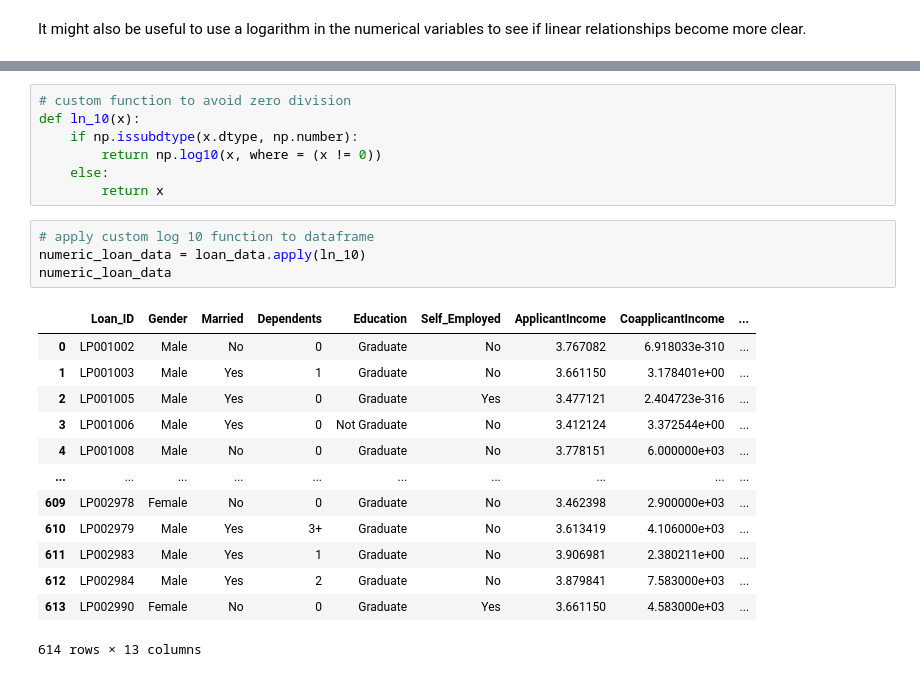
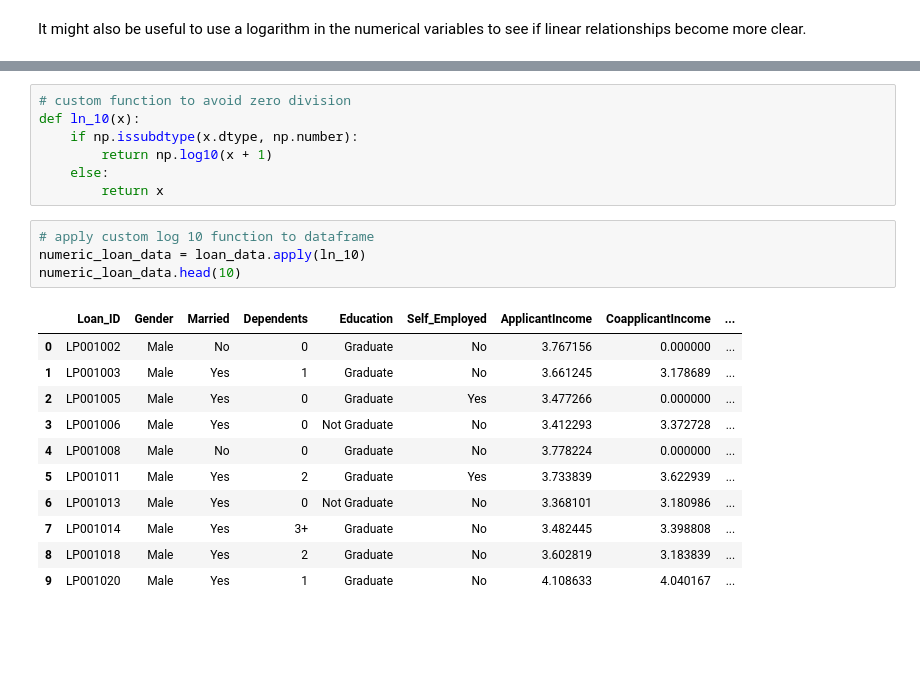
Before and after one commit to crosstrack10/data-science-projects, a Jupyter notebook: loan_data_exploratory_analysis.ipynb, the cells around one changed output, grey strips where cells are left out. Saved outputs shown, nothing was run; the diff lists cells and outputs as text; blank space fills up the shorter version.

```diff
--- a/loan_data_exploratory_analysis.ipynb
+++ b/loan_data_exploratory_analysis.ipynb
@@ -145,24 +168,22 @@ dtype: object
 # custom function to avoid zero division
 def ln_10(x):
     if np.issubdtype(x.dtype, np.number):
-        return np.log10(x, where = (x != 0))
+        return np.log10(x + 1)
     else:
         return x
 # %%
 # apply custom log 10 function to dataframe
 numeric_loan_data = loan_data.apply(ln_10)
-numeric_loan_data
+numeric_loan_data.head(10)
 # %% [output]
 |  | Loan_ID | Gender | Married | Dependents | Education | Self_Employed | ApplicantIncome | CoapplicantIncome | ... |
-| 0 | LP001002 | Male | No | 0 | Graduate | No | 3.767082 | 6.918033e-310 | ... |
-| 1 | LP001003 | Male | Yes | 1 | Graduate | No | 3.661150 | 3.178401e+00 | ... |
-| 2 | LP001005 | Male | Yes | 0 | Graduate | Yes | 3.477121 | 2.404723e-316 | ... |
-| 3 | LP001006 | Male | Yes | 0 | Not Graduate | No | 3.412124 | 3.372544e+00 | ... |
-| 4 | LP001008 | Male | No | 0 | Graduate | No | 3.778151 | 6.000000e+03 | ... |
-| ... | ... | ... | ... | ... | ... | ... | ... | ... | ... |
-| 609 | LP002978 | Female | No | 0 | Graduate | No | 3.462398 | 2.900000e+03 | ... |
-| 610 | LP002979 | Male | Yes | 3+ | Graduate | No | 3.613419 | 4.106000e+03 | ... |
-| 611 | LP002983 | Male | Yes | 1 | Graduate | No | 3.906981 | 2.380211e+00 | ... |
-| 612 | LP002984 | Male | Yes | 2 | Graduate | No | 3.879841 | 7.583000e+03 | ... |
-| 613 | LP002990 | Female | No | 0 | Graduate | Yes | 3.661150 | 4.583000e+03 | ... |
+| 0 | LP001002 | Male | No | 0 | Graduate | No | 3.767156 | 0.000000 | ... |
+| 1 | LP001003 | Male | Yes | 1 | Graduate | No | 3.661245 | 3.178689 | ... |
+| 2 | LP001005 | Male | Yes | 0 | Graduate | Yes | 3.477266 | 0.000000 | ... |
+| 3 | LP001006 | Male | Yes | 0 | Not Graduate | No | 3.412293 | 3.372728 | ... |
+| 4 | LP001008 | Male | No | 0 | Graduate | No | 3.778224 | 0.000000 | ... |
+| 5 | LP001011 | Male | Yes | 2 | Graduate | Yes | 3.733839 | 3.622939 | ... |
+| 6 | LP001013 | Male | Yes | 0 | Not Graduate | No | 3.368101 | 3.180986 | ... |
+| 7 | LP001014 | Male | Yes | 3+ | Graduate | No | 3.482445 | 3.398808 | ... |
+| 8 | LP001018 | Male | Yes | 2 | Graduate | No | 3.602819 | 3.183839 | ... |
+| 9 | LP001020 | Male | Yes | 1 | Graduate | No | 4.108633 | 4.040167 | ... |
-614 rows × 13 columns
```
Also changed, not shown: parts of 37 cells of this notebook.
